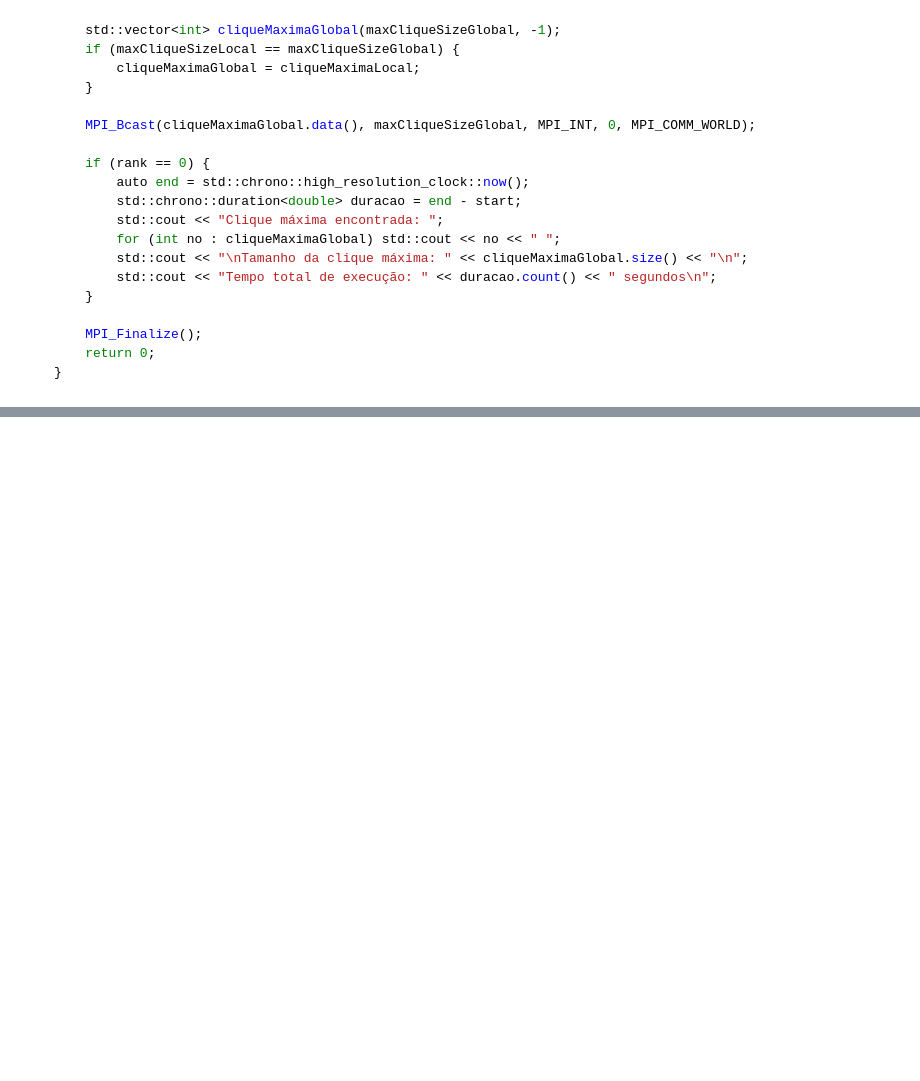
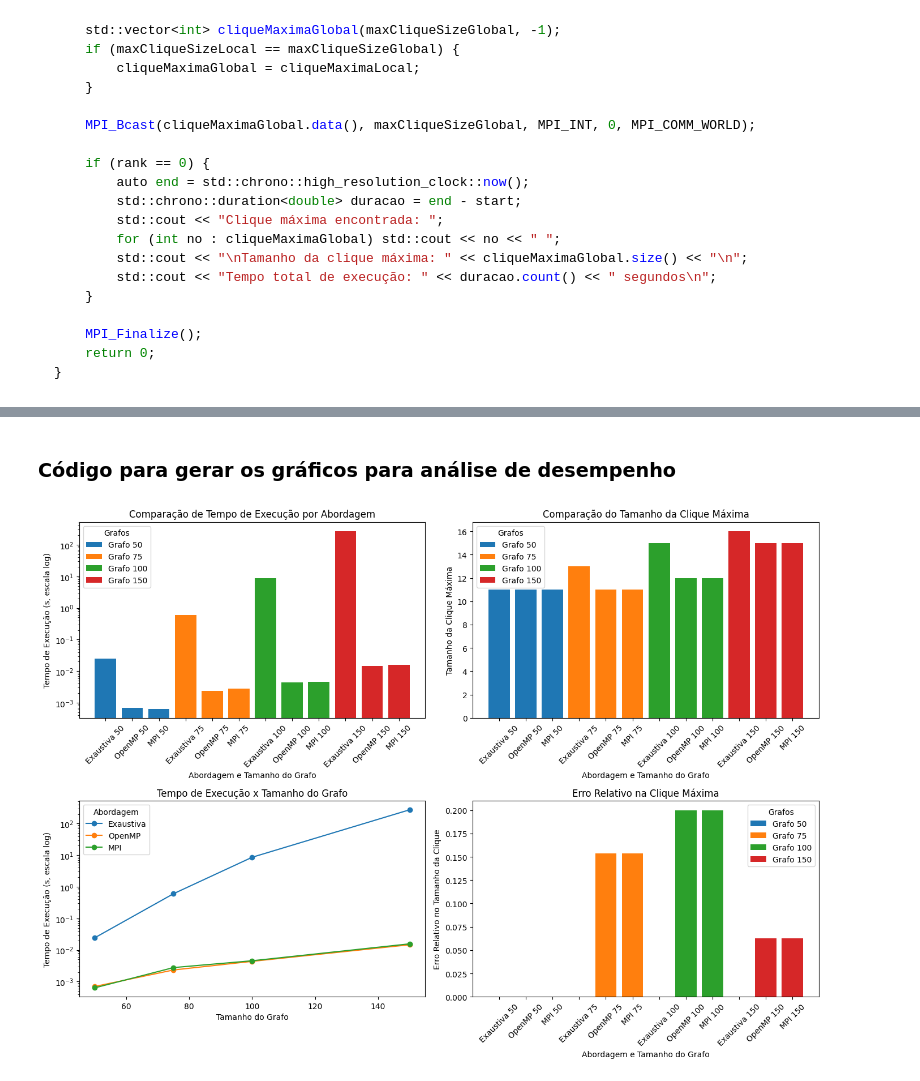
Before and after one commit to gustavoeso/SuperComp, a Jupyter notebook: Projeto/Supercomp_Projeto.ipynb, the cells around one changed output, grey strips where cells are left out. Cells and saved outputs as stored; diff of their text form; code cells hidden in the pictures; blank space fills up the shorter version.

```diff
--- a/Projeto/Supercomp_Projeto.ipynb
+++ b/Projeto/Supercomp_Projeto.ipynb
@@ -657,0 +701,67 @@ Fim Função
+# %% [markdown]
+### Código para gerar os gráficos para análise de desempenho
+# %%
+import matplotlib.pyplot as plt
+import pandas as pd
+
+# Dados
+data = {
+    "Grafo": ["50", "50", "50", "75", "75", "75", "100", "100", "100", "150", "150", "150"],
+    "Abordagem": ["Exaustiva", "OpenMP", "MPI", "Exaustiva", "OpenMP", "MPI", "Exaustiva", "OpenMP", "MPI", "Exaustiva", "OpenMP", "MPI"],
+    "Tamanho do Grafo": [50, 50, 50, 75, 75, 75, 100, 100, 100, 150, 150, 150],
+    "Tamanho do Clique Máximo": [11, 11, 11, 13, 11, 11, 15, 12, 12, 16, 15, 15],
+    "Tempo de Execução (segundos)": [0.024446, 0.000700815, 0.000634245, 0.604922, 0.00233178, 0.00277856, 8.631420, 0.00437334, 0.0045673, 273.956381, 0.0146447, 0.0156572]
+}
+
+# Criando DataFrame
+df = pd.DataFrame(data)
+
+# Configurando layout para mostrar múltiplos gráficos
+fig, axs = plt.subplots(2, 2, figsize=(14, 10))
+
+# Gráfico de Barras para Comparação de Tempo de Execução (escala log)
+for grafo in df["Grafo"].unique():
+    subset = df[df["Grafo"] == grafo]
+    axs[0, 0].bar(subset["Abordagem"] + " " + grafo, subset["Tempo de Execução (segundos)"], label=f"Grafo {grafo}")
+axs[0, 0].set_yscale('log')
+axs[0, 0].set_xlabel("Abordagem e Tamanho do Grafo")
+axs[0, 0].set_ylabel("Tempo de Execução (s, escala log)")
+axs[0, 0].set_title("Comparação de Tempo de Execução por Abordagem")
+axs[0, 0].tick_params(axis='x', rotation=45)
+axs[0, 0].legend(title="Grafos")
+
+# Gráfico de Barras para Tamanho da Clique Máxima Encontrada
+for grafo in df["Grafo"].unique():
+    subset = df[df["Grafo"] == grafo]
+    axs[0, 1].bar(subset["Abordagem"] + " " + grafo, subset["Tamanho do Clique Máximo"], label=f"Grafo {grafo}")
+axs[0, 1].set_xlabel("Abordagem e Tamanho do Grafo")
+axs[0, 1].set_ylabel("Tamanho da Clique Máxima")
+axs[0, 1].set_title("Comparação do Tamanho da Clique Máxima")
+axs[0, 1].tick_params(axis='x', rotation=45)
+axs[0, 1].legend(title="Grafos")
+
+# Gráfico de Dispersão com linha para Tempo de Execução x Tamanho do Grafo
+for abordagem in df["Abordagem"].unique():
+    subset = df[df["Abordagem"] == abordagem]
+    axs[1, 0].plot(subset["Tamanho do Grafo"], subset["Tempo de Execução (segundos)"], marker='o', label=abordagem)
+axs[1, 0].set_yscale('log')
+axs[1, 0].set_xlabel("Tamanho do Grafo")
+axs[1, 0].set_ylabel("Tempo de Execução (s, escala log)")
+axs[1, 0].set_title("Tempo de Execução x Tamanho do Grafo")
+axs[1, 0].legend(title="Abordagem")
+
+# Gráfico de Barras para Erros Relativos no Tamanho do Clique
+df["Erro Relativo"] = df.groupby("Grafo")["Tamanho do Clique Máximo"].transform(lambda x: (x.max() - x) / x.max())
+for grafo in df["Grafo"].unique():
+    subset = df[df["Grafo"] == grafo]
+    axs[1, 1].bar(subset["Abordagem"] + " " + grafo, subset["Erro Relativo"], label=f"Grafo {grafo}")
+axs[1, 1].set_xlabel("Abordagem e Tamanho do Grafo")
+axs[1, 1].set_ylabel("Erro Relativo no Tamanho da Clique")
+axs[1, 1].set_title("Erro Relativo na Clique Máxima")
+axs[1, 1].tick_params(axis='x', rotation=45)
+axs[1, 1].legend(title="Grafos")
+
+plt.tight_layout()
+plt.show()
+# %% [output]
+[figure, added]
```
Also changed, not shown: parts of 10 cells of this notebook.
